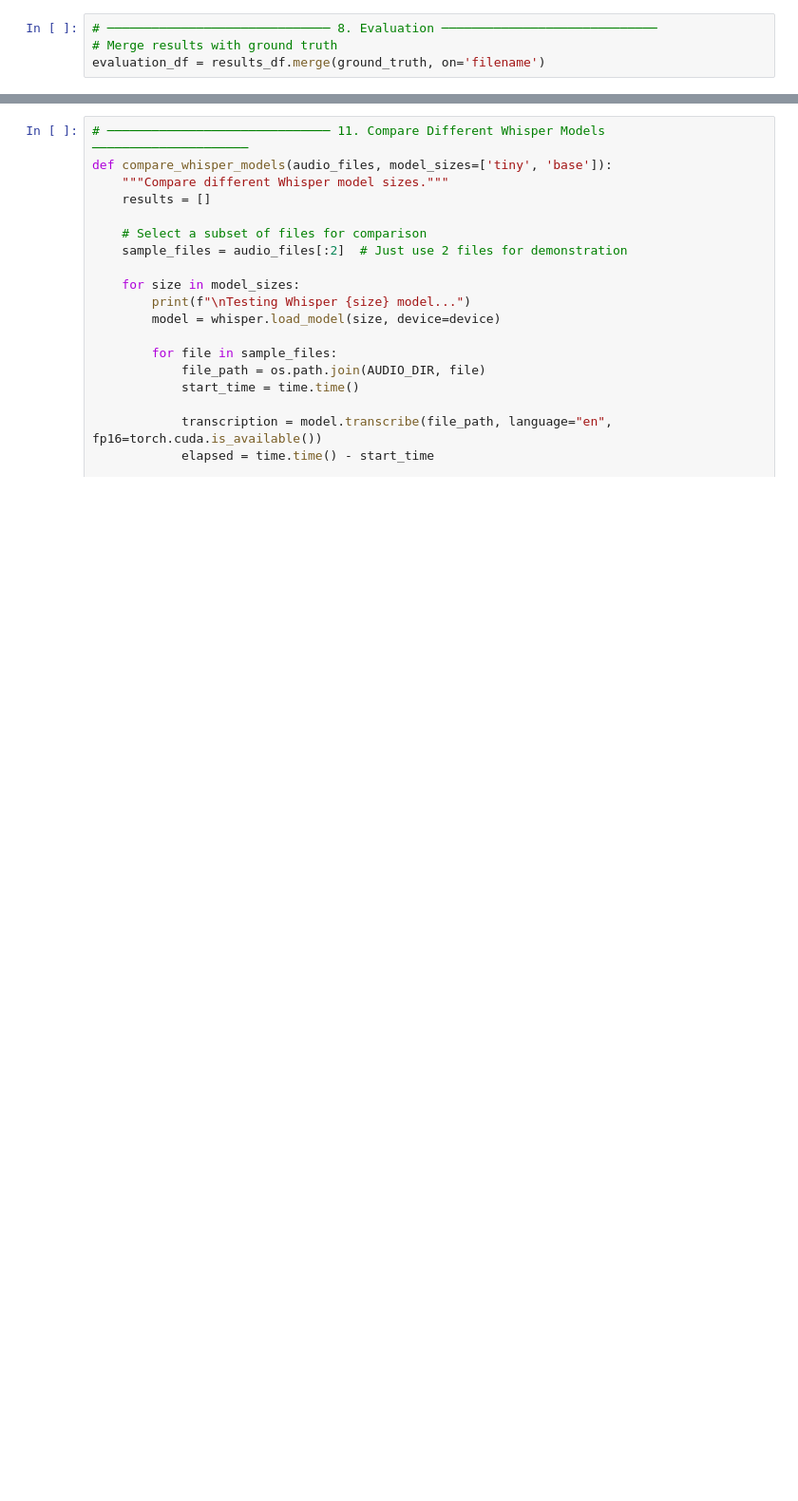
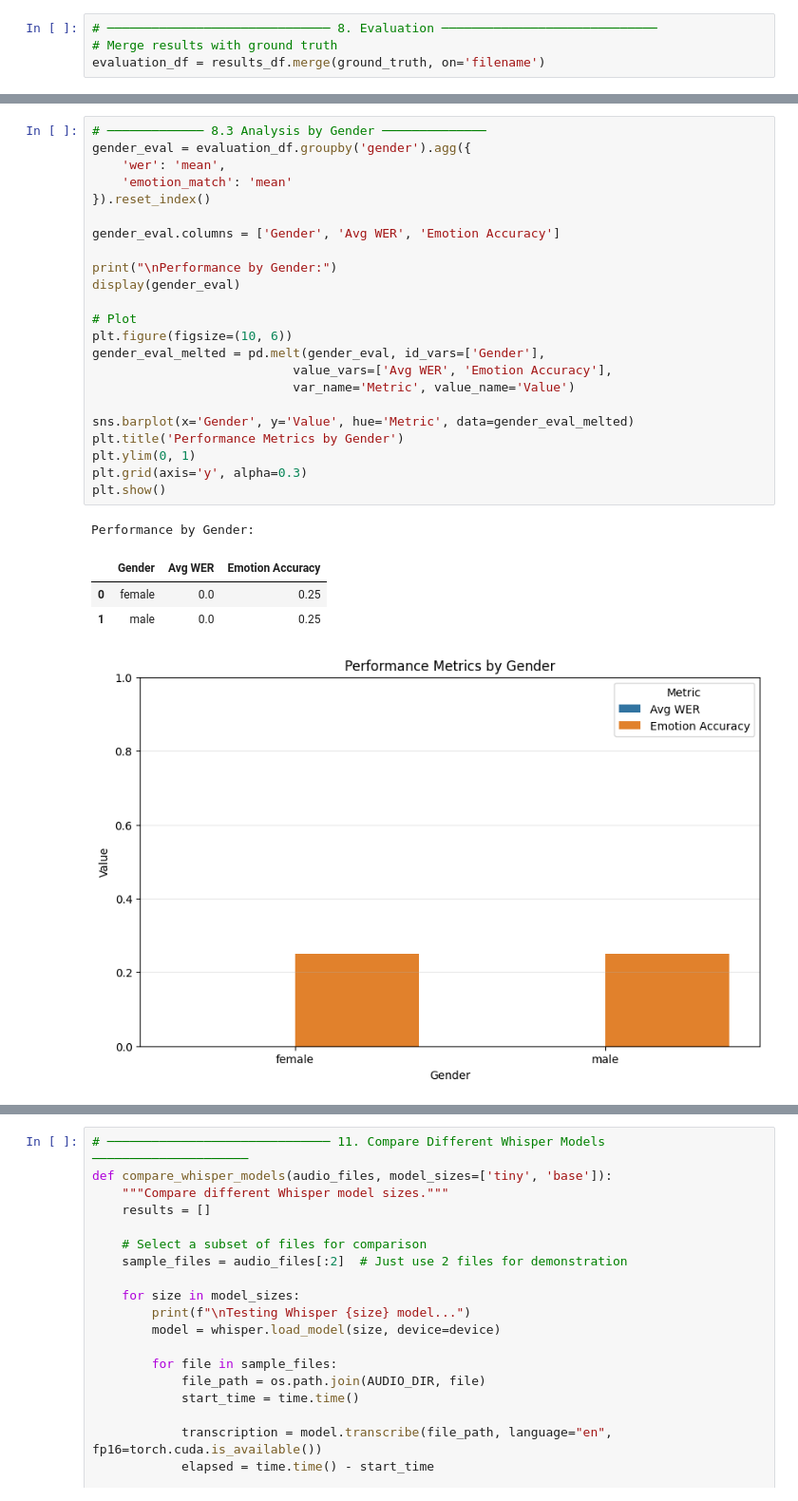
Before and after one commit to LeanderTimEngel/advanced-topics-predictive-group-j, a Jupyter notebook: project/notebooks/02_whisper_integration.ipynb, the cells around one changed output, grey strips where cells are left out. Shown at 95% size. Cells and saved outputs as stored; diff of their text form; blank space fills up the shorter version.

```diff
--- a/project/notebooks/02_whisper_integration.ipynb
+++ b/project/notebooks/02_whisper_integration.ipynb
@@ -427,3 +563,32 @@ plt.show()
+# %%
+# ───────────── 8.3 Analysis by Gender ──────────────
+gender_eval = evaluation_df.groupby('gender').agg({
+    'wer': 'mean',
+    'emotion_match': 'mean'
+}).reset_index()
+
+gender_eval.columns = ['Gender', 'Avg WER', 'Emotion Accuracy']
+
+print("\nPerformance by Gender:")
+display(gender_eval)
+
+# Plot
+plt.figure(figsize=(10, 6))
+gender_eval_melted = pd.melt(gender_eval, id_vars=['Gender'],
+                           value_vars=['Avg WER', 'Emotion Accuracy'],
+                           var_name='Metric', value_name='Value')
+
+sns.barplot(x='Gender', y='Value', hue='Metric', data=gender_eval_melted)
+plt.title('Performance Metrics by Gender')
+plt.ylim(0, 1)
+plt.grid(axis='y', alpha=0.3)
+plt.show()
+# %% [output]
+Performance by Gender:
+|  | Gender | Avg WER | Emotion Accuracy |
+| 0 | female | 0.0 | 0.25 |
+| 1 | male | 0.0 | 0.25 |
+[figure, added]
 # %%
 # ───────────── 8.4 Analysis by Emotion ──────────────
 emotion_eval = evaluation_df.groupby('ravdess_emotion').agg({
```
Also changed, not shown: parts of 15 cells of this notebook, 1 other file.
